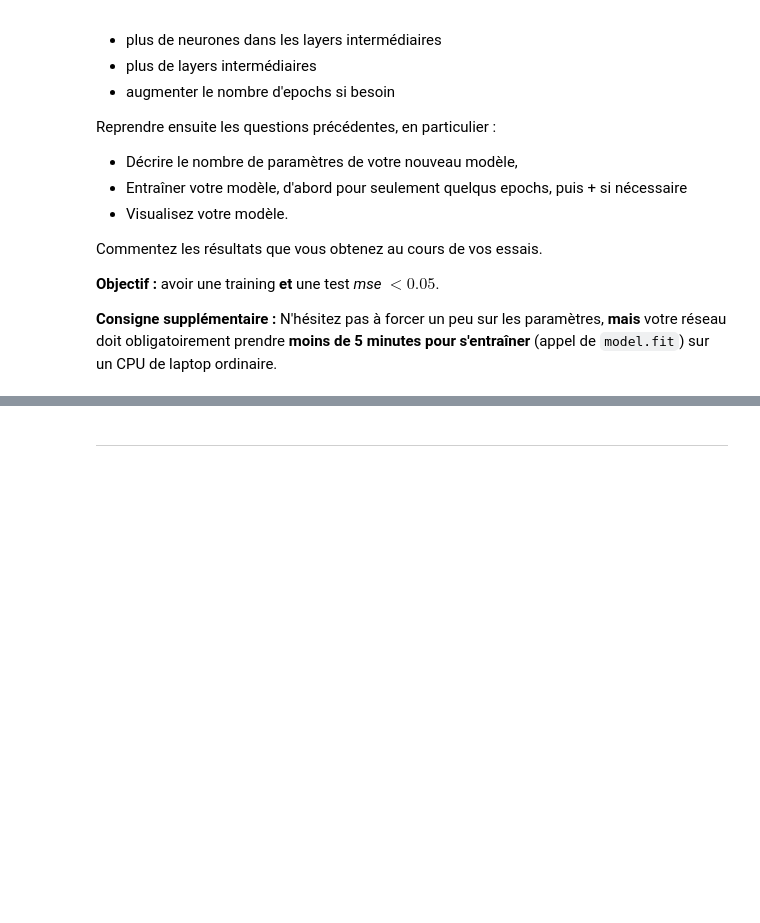
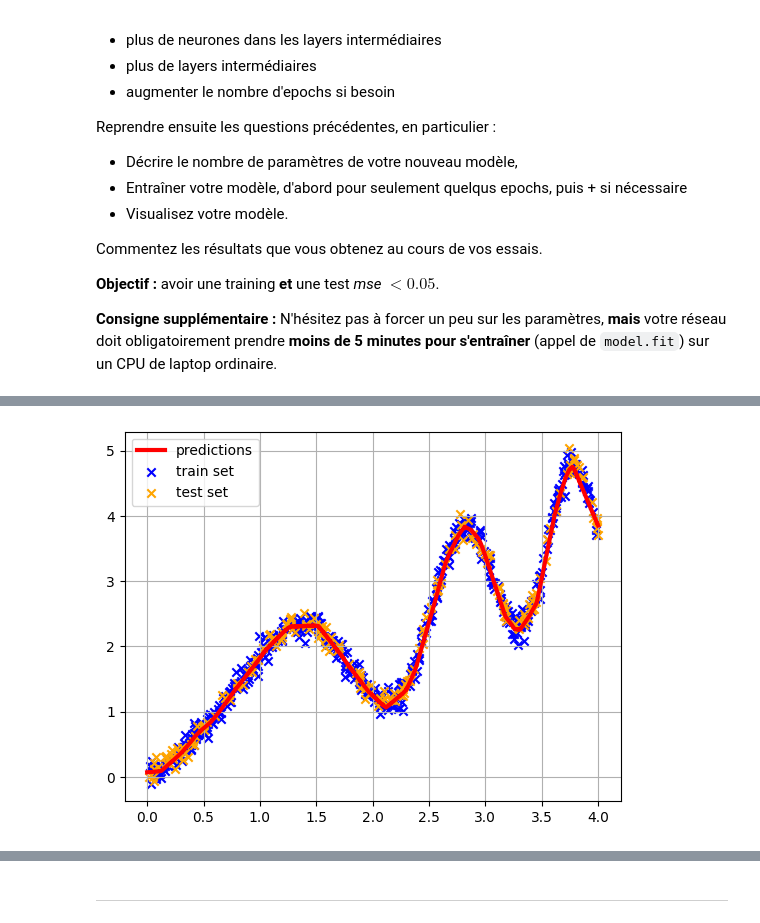
Before and after one commit to se-oumakhlouf/M1, a Jupyter notebook: Machine_Learning/td-5/TP5_NN.ipynb, the cells around one changed output, grey strips where cells are left out. Saved outputs shown, nothing was run; the diff lists cells and outputs as text; code cells hidden in the pictures; blank space fills up the shorter version.

```diff
--- a/Machine_Learning/td-5/TP5_NN.ipynb
+++ b/Machine_Learning/td-5/TP5_NN.ipynb
@@ -183,4 +302,20 @@ Commentez les résultats que vous obtenez au cours de vos essais.
 
 **Consigne supplémentaire :** N'hésitez pas à forcer un peu sur les paramètres, **mais** votre réseau doit obligatoirement prendre **moins de 5 minutes pour s'entraîner** (appel de `model.fit`) sur un CPU de laptop ordinaire.
 # %%
-# Écrivez votre code ici
+model2 = tf.keras.models.Sequential([
+    tf.keras.layers.Dense(256, activation='relu', input_shape=(1,)),
+    tf.keras.layers.Dense(128, activation='relu'),
+    tf.keras.layers.Dense(64, activation='relu'),
+    tf.keras.layers.Dense(32, activation='relu'),
+    tf.keras.layers.Dense(16, activation='relu'),
+    tf.keras.layers.Dense(1, activation='linear')
+])
+
+model2.summary()
+
+
+model2.compile(
+    optimizer='adam',
+    loss='mse',
+    metrics=['mse']
+)
@@ -188,0 +342,2 @@ model2.evaluate(x_reg_test, y_reg_test)
+# %%
+model2.fit(x_reg_train, y_reg_train, epochs=300)
@@ -188,0 +373,12 @@ model2.evaluate(x_reg_test, y_reg_test)
+# %%
+t2 = np.linspace(0, 4, 10000)  # on fabrique "tout" l'intervalle
+
+pred2 = model2.predict(t2)
+
+fig, ax = plt.subplots()
+ax.plot(t2, pred2, c='red', label='predictions', linewidth = 3)
+ax.scatter(x_reg_train, y_reg_train, marker='x', label='train set', c='blue')
+ax.scatter(x_reg_test, y_reg_test, marker='x', label='test set', c='orange')
+ax.legend()
+ax.grid()
+# %% [output]
@@ -188,0 +386 @@ model2.evaluate(x_reg_test, y_reg_test)
+[figure, added]
```
Also changed, not shown: parts of 46 cells of this notebook, 1 other file.
